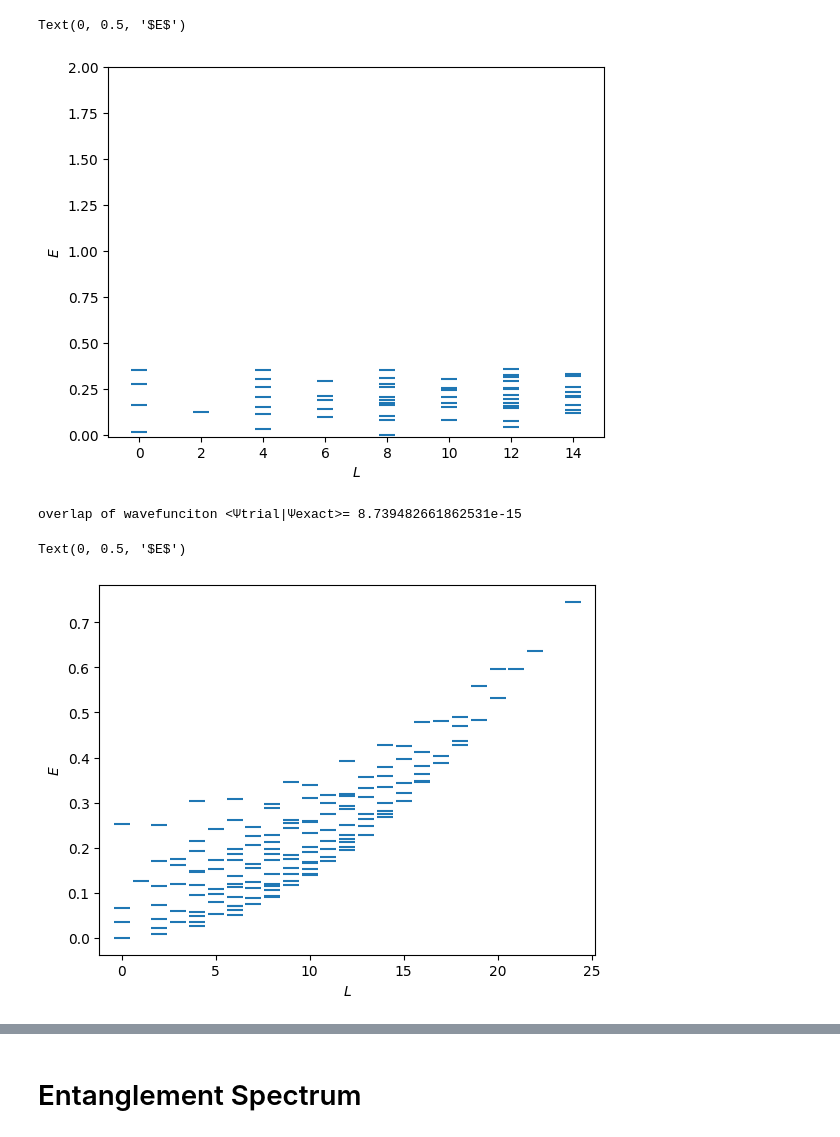
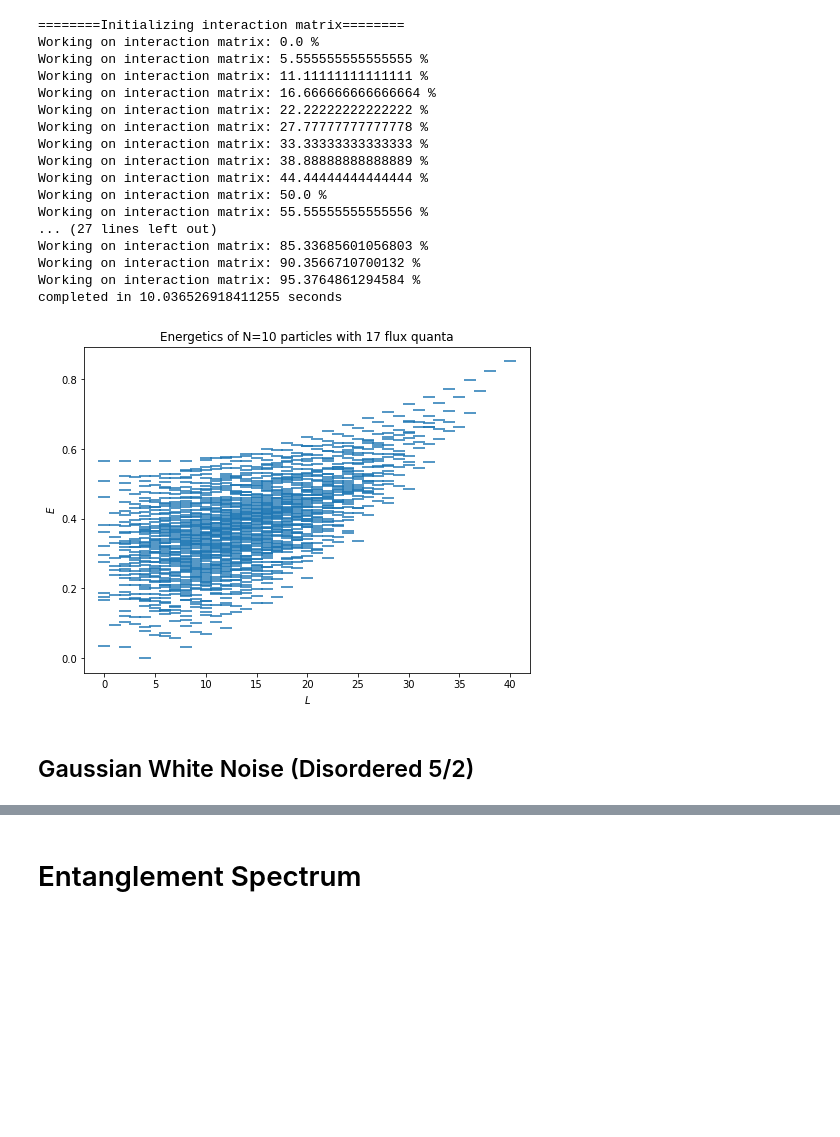
Before and after one commit to geloganu/ED_FQHE, a Jupyter notebook: notebook_MR/MR_Pf.ipynb, the cells around one changed output, grey strips where cells are left out. Drawn from its saved outputs; the diff is of its cells as text; code cells hidden in the pictures; blank space fills up the shorter version.

```diff
--- a/notebook_MR/MR_Pf.ipynb
+++ b/notebook_MR/MR_Pf.ipynb
@@ -138,42 +132,37 @@ Working on interaction matrix: 52.980132450331126 %
-# %%
-#plotting energetics
-
-fig, ax = plt.subplots()
-ax=plt.plot(2*L, ene, ls="none", marker="_", ms="12", mew="1.5")
-plt.xlim(-1, 15)
-plt.ylim(-0.01,2)
-#plt.title('Energetics of N=8 particles, $N_{\phi}$=21')
-
-plt.xlabel('$L$')
-plt.ylabel('$E$')
-
-#plt.savefig('energectics_n8_nphi_21.png')
-# %% [output]
-Text(0, 0.5, '$E$')
-[figure, removed]
-# %%
-overlap=overlap_Vectors(np.transpose(trial_eigenstates)[0],np.transpose(eigenstates)[0])
-# %% [output]
-overlap of wavefunciton <Ψtrial|Ψexact>= 8.739482661862531e-15
-# %%
-disorder_hamil=hamil-trial_hamil
-
-#disorder_energies, disorder_eigenstates=LA.eigh(disorder_hamil)
-
-L2=system.L2.A
-L,ene=L_spectrum(L2,disorder_hamil)
-#print('Energy spectrum:', L)
-
-#plotting energetics
-fig, ax = plt.subplots()
-ax=plt.plot(L, ene, ls="none", marker="_", ms="12", mew="1.5")
-
-#plt.title('Energetics of N=8 particles, $N_{\phi}$=21')
-
-plt.xlabel('$L$')
-plt.ylabel('$E$')
-
-#plt.savefig('energectics_n8_nphi_21.png')
-# %% [output]
-Text(0, 0.5, '$E$')
-[figure, removed]
+# %%
+noise_pp=np.array([0,0.1])
+noise_pp=np.append(noise_pp, np.zeros((Nphi+1)-len(noise_pp)))
+
+noise_pp = haldane_pseudopotential(system.Q, LLn = 1,custom=noise_pp)
+
+
+#create hamiltonian and diagonalize coulomb interaction
+test_hamiltonian = spherical_system(system, noise_pp.pp_matrix)
+test_hamil=test_hamiltonian.h.A
+L2=system.L2.A
+
+#diagonalize for eigenstates for wf overlap
+test_energies,test_eigenstates=LA.eigh(test_hamil)
+
+plot_L2_spectrum(test_hamil,L2,title=f'Energetics of N={N} particles with {Nphi} flux quanta',figsize=(8,6),sorted=False, lim=50)
+# %% [output]
+========Initializing interaction matrix========
+Working on interaction matrix: 0.0 %
+Working on interaction matrix: 5.555555555555555 %
+Working on interaction matrix: 11.11111111111111 %
+Working on interaction matrix: 16.666666666666664 %
+Working on interaction matrix: 22.22222222222222 %
+Working on interaction matrix: 27.77777777777778 %
+Working on interaction matrix: 33.33333333333333 %
+Working on interaction matrix: 38.88888888888889 %
+Working on interaction matrix: 44.44444444444444 %
+Working on interaction matrix: 50.0 %
+Working on interaction matrix: 55.55555555555556 %
+... (27 lines left out)
+Working on interaction matrix: 85.33685601056803 %
+Working on interaction matrix: 90.3566710700132 %
+Working on interaction matrix: 95.3764861294584 %
+completed in 10.036526918411255 seconds
+[figure, added]
+# %% [markdown]
+## Gaussian White Noise (Disordered 5/2)
```
Also changed, not shown: parts of 30 cells of this notebook, 10 other files.
